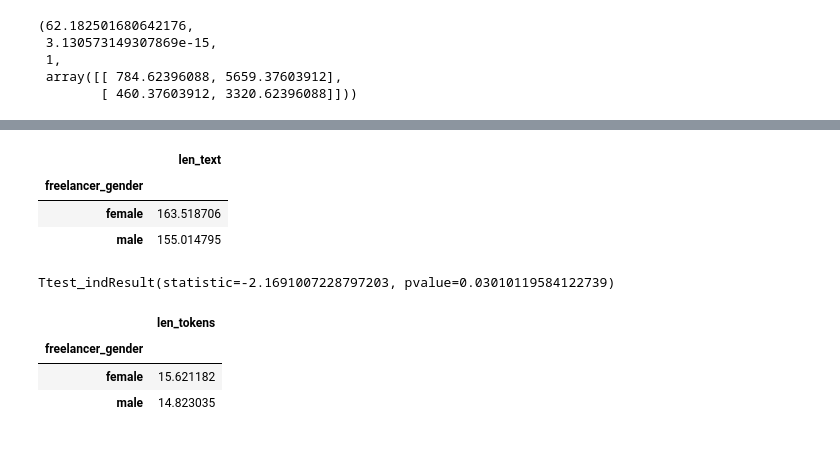
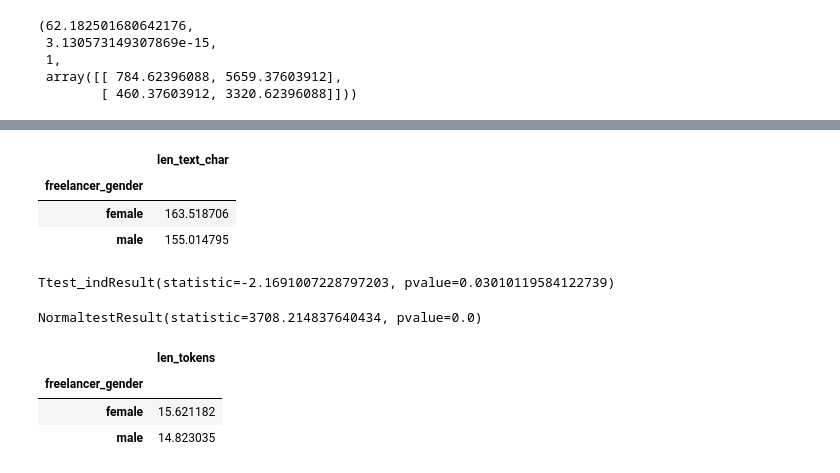
Before and after one commit to nezubkova/nlp-gender, a Jupyter notebook: analysis.ipynb, the cells around one changed output, grey strips where cells are left out. Cells and saved outputs as stored; diff of their text form; code cells hidden in the pictures.

```diff
--- a/analysis.ipynb
+++ b/analysis.ipynb
@@ -125,9 +127,9 @@ Name: marks, dtype: int64
 with_reviews = gendered[gendered.texts != 'Нет отзыва']
 # %%
 with_reviews['len_text_сhar'] = with_reviews['texts'].apply(len)
-with_reviews.groupby('freelancer_gender').agg({"len_text_char": np.mean})
+with_reviews.groupby('freelancer_gender').agg({'len_text_сhar': np.mean})
 # %% [output]
-|  | len_text |
+|  | len_text_сhar |
 | freelancer_gender |  |
 | female | 163.518706 |
 | male | 155.014795 |
@@ -137,6 +139,10 @@ with_reviews.groupby('freelancer_gender').agg({"len_text_char": np.mean})
 ttest_ind(with_reviews[with_reviews.freelancer_gender == 'male'].len_text_char.values, with_reviews[with_reviews.freelancer_gender == 'female'].len_text_char.values)
 # %% [output]
 Ttest_indResult(statistic=-2.1691007228797203, pvalue=0.03010119584122739)
+# %%
+normaltest(with_reviews[with_reviews.freelancer_gender == 'female'].len_text_сhar.values)
+# %% [output]
+NormaltestResult(statistic=3708.214837640434, pvalue=0.0)
 # %%
 # импортируем стоп-слова для обработки текстовых отзывов
 
```
Also changed, not shown: parts of 4 cells of this notebook.
